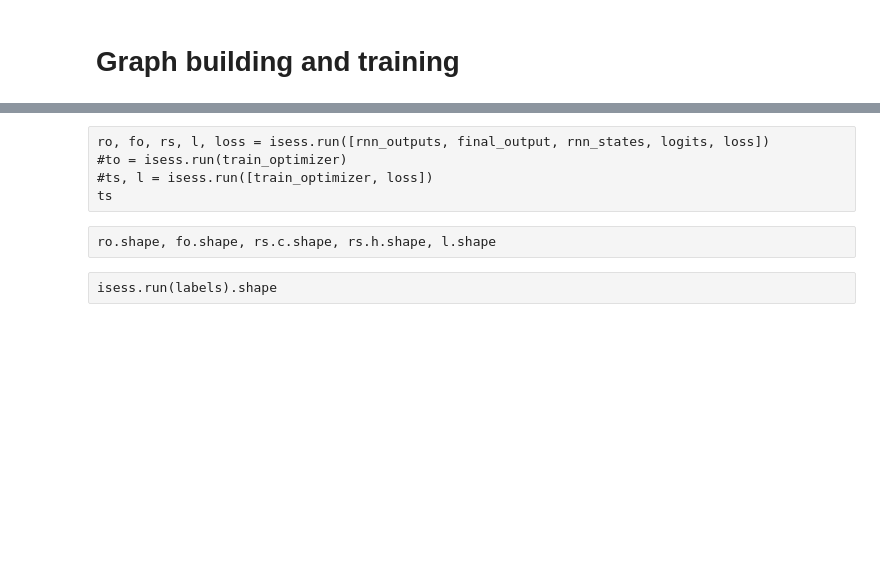
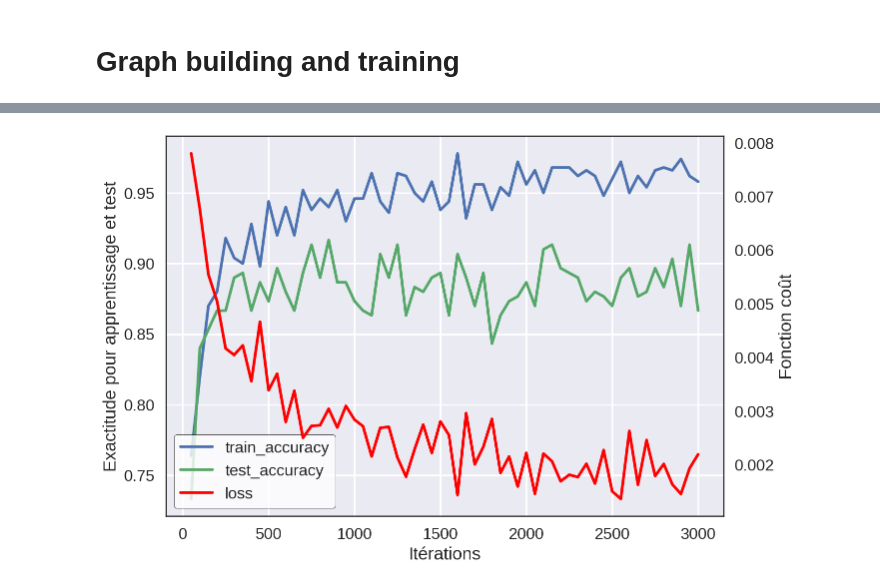
Before and after one commit to DDouteaux/Projet_option_info, a Jupyter notebook: Réseau neurones/exemple_jouet.ipynb, the cells around one changed output, grey strips where cells are left out. Saved outputs shown, nothing was run; the diff lists cells and outputs as text; code cells hidden in the pictures; blank space fills up the shorter version.

```diff
--- a/Réseau neurones/exemple_jouet.ipynb
+++ b/Réseau neurones/exemple_jouet.ipynb
@@ -77,4 +12,0 @@ adverbs = [adverb_no_change, adverb_change, adverb_neg, adverb_pos]
-# %%
-words_used = set(['this', 'is'] + neg + pos + adverb_neg + adverb_pos + adverb_change
-                 + adverb_no_change)
-dico_embedding = {}
@@ -250,7 +143,7 @@ BATCH_SIZE = 300
 
 with tf.Graph().as_default() as graph:
     # Definition of the inputs and outputs
-    inputs = tf.placeholder(tf.float32, (None, None, INPUT_SIZE))
+    inputs = tf.placeholder(tf.float32, (None, None, INPUT_SIZE)) # time, batch_size, INPUT_S
     labels = tf.placeholder(tf.float32, (None, None, OUTPUT_SIZE))
 
     cell = tf.contrib.rnn.BasicLSTMCell(RNN_HIDDEN)
@@ -284,12 +177,14 @@ with tf.Graph().as_default() as graph:
     # Loss
     loss = -(labels*tf.log(logits + TINY) + (1.0 - labels)*tf.log(1.0 - logits + TINY))
     loss = tf.reduce_mean(loss)
+    _ = tf.summary.scalar('loss', loss)
 
     # train_optimizer
     train_optimizer = tf.train.AdamOptimizer(learning_rate=LEARNING_RATE).minimize(loss)
 
     # For validation purpose
     accuracy = tf.reduce_mean(tf.cast(abs(logits - labels) < 0.5, tf.float32))
+    _ = tf.summary.scalar('test_accuracy', accuracy)
 
     # Summaries
     merged = tf.summary.merge_all()
@@ -303,23 +198,30 @@ with tf.Graph().as_default() as graph:
 eg = Example_Generator(adjectives, adverbs)
 valid_x, valid_y = generate_validation_set(eg, validation_size=300)
 
+logs = defaultdict(list)
 with tf.Session(graph=graph) as session:
     session.run(tf.global_variables_initializer())
     for i in range(NUM_EPOCHS):
         epoch_loss = 0
         for j in range(ITERATONS_PER_EPOCH):
             x, y = generate_batch(eg, batch_size=BATCH_SIZE)
-            epoch_loss, _, summaries = session.run([loss, train_optimizer, merged],
-                                                   feed_dict={inputs:x,
+            epoch_loss, _, train_accuracy = session.run([loss, train_optimizer, accuracy],
+                                                         feed_dict={inputs:x,
                                                               labels:y})
             # Summaries
-            ind = i*ITERATONS_PER_EPOCH + j
-            if ind%10 == 0:
-                writer.add_summary(summaries, ind)
+            # ind = i*ITERATONS_PER_EPOCH + j
+            # if ind%10 == 0:
+            #     writer.add_summary(summaries, ind)
+
         epoch_loss /= ITERATONS_PER_EPOCH
         valid_accuracy = session.run(accuracy,
                                      feed_dict={inputs:valid_x, labels:valid_y})
         print('Iteration : %d, Epoch Loss = %.8f' % (i, epoch_loss))
         print('Accuracy = %.1f' % (valid_accuracy*100.))
-        if valid_accuracy == 1 or i == 30: break
+
+        logs['epoch_loss'].append(epoch_loss)
+        logs['train_accuracy'].append(train_accuracy)
+        logs['valid_accuracy'].append(valid_accuracy)
+
+        if valid_accuracy == 1 or i == NUM_EPOCHS: break
 # %% [output]
@@ -388,9 +245,20 @@ isess.run(tf.global_variables_initializer());
-# %% [raw]
-ro, fo, rs, l, loss = isess.run([rnn_outputs, final_output, rnn_states, logits, loss])
-#to = isess.run(train_optimizer)
-#ts, l = isess.run([train_optimizer, loss])
-ts
-# %% [raw]
-ro.shape, fo.shape, rs.c.shape, rs.h.shape, l.shape
-# %% [raw]
-isess.run(labels).shape
+# %%
+supp = range(ITERATONS_PER_EPOCH, NUM_EPOCHS*ITERATONS_PER_EPOCH+1, ITERATONS_PER_EPOCH)
+with plt.rc_context({'figure.figsize': (10, 7)}):
+    l1 = plt.plot(supp, logs['train_accuracy'])
+    ax = plt.gca()
+    l2 = ax.plot(supp, logs['valid_accuracy'])
+    ax.set_xlabel('Itérations')
+    ax.set_ylabel('Exactitude pour apprentissage et test')
+    with sns.axes_style('white'):
+        ax2 = ax.twinx()
+        l3 = ax2.plot(supp, logs['epoch_loss'], color='red')
+        ax2.set_ylabel("Fonction coût")
+    ax.legend(l1+l2+l3, ['train_accuracy', 'test_accuracy', 'loss'], loc='lower left',
+              frameon=True)
+    frame = ax.legend_.get_frame()
+    frame.set_facecolor('white')
+    frame.set_edgecolor('black')
+1;
+# %% [output]
+[figure, added]
```
Also changed, not shown: parts of 24 cells of this notebook.
